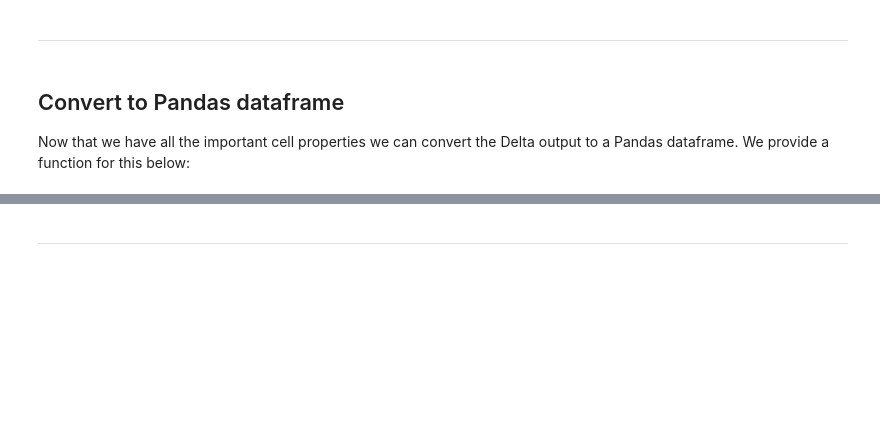
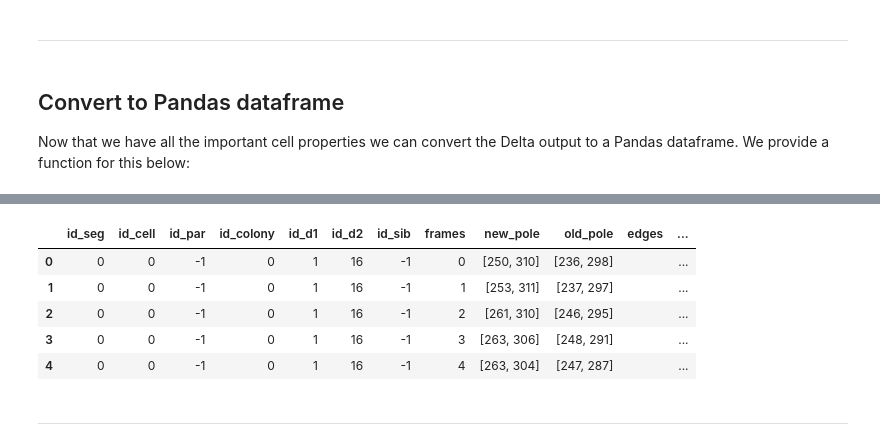
Before and after one commit to sib-swiss/spring_school_bioinformatics_microbiology, a Jupyter notebook: projects/project2/Project2B/2_post_processing_delta.ipynb, the cells around one changed output, grey strips where cells are left out. Cells and saved outputs as stored; diff of their text form; code cells hidden in the pictures; blank space fills up the shorter version.

```diff
--- a/projects/project2/Project2B/2_post_processing_delta.ipynb
+++ b/projects/project2/Project2B/2_post_processing_delta.ipynb
@@ -443,3 +446,46 @@ df.head()
+# %%
+def add_exra_lin_info(df):
+    #create look up table to link cells to parent, offspring, and siblings
+    df_full = df.loc[df['id_par']>=0, ['id_par', 'id_cell']].reset_index(drop=True)
+    dflin = df_full.groupby('id_par').agg([min, max]).rename(columns={"min" : "d1", "max" : "d2"})
+    dflin.columns = dflin.columns.droplevel()
+    dflin = dflin.reset_index()
+    dflin.head()
+
+    df["id_d1"] = -1
+    df["id_d2"] = -1
+    df["id_sib"] = -1
+
+    #add offspring to parent
+    for mom in np.unique(dflin["id_par"]):
+        if mom >= 0:
+            df.loc[df["id_cell"] == mom, "id_d1"] = int(dflin.loc[dflin["id_par"] == mom, "d1"])
+            df.loc[df["id_cell"] == mom, "id_d2"] = int(dflin.loc[dflin["id_par"] == mom, "d2"])
+
+    #add siblings to d1
+    for cell in np.unique(dflin["d1"]):
+        df.loc[df["id_cell"] == cell, "id_sib"] = int(dflin.loc[dflin["d1"] == cell, "d2"])
+
+    #add siblings to d2
+    for cell in np.unique(dflin["d2"]):
+        df.loc[df["id_cell"] == cell, "id_sib"] = int(dflin.loc[dflin["d2"] == cell, "d1"])
+
+    #rearange columns
+    new_cols = [c for c in df.columns.tolist() if "id_" in c ]
+    [new_cols.append(c) for c in df.columns.tolist() if not "id_" in c]
+    df = df[new_cols]
+
+    return df
+# %%
+df = add_exra_lin_info(df)
+df.head()
+# %% [output]
+|  | id_seg | id_cell | id_par | id_colony | id_d1 | id_d2 | id_sib | frames | new_pole | old_pole | edges | ... |
+| 0 | 0 | 0 | -1 | 0 | 1 | 16 | -1 | 0 | [250, 310] | [236, 298] |  | ... |
+| 1 | 0 | 0 | -1 | 0 | 1 | 16 | -1 | 1 | [253, 311] | [237, 297] |  | ... |
+| 2 | 0 | 0 | -1 | 0 | 1 | 16 | -1 | 2 | [261, 310] | [246, 295] |  | ... |
+| 3 | 0 | 0 | -1 | 0 | 1 | 16 | -1 | 3 | [263, 306] | [248, 291] |  | ... |
+| 4 | 0 | 0 | -1 | 0 | 1 | 16 | -1 | 4 | [263, 304] | [247, 287] |  | ... |
 # %% [markdown]
 ---
 # %% [markdown]
```
Also changed, not shown: parts of 23 cells of this notebook, 4 other files.
